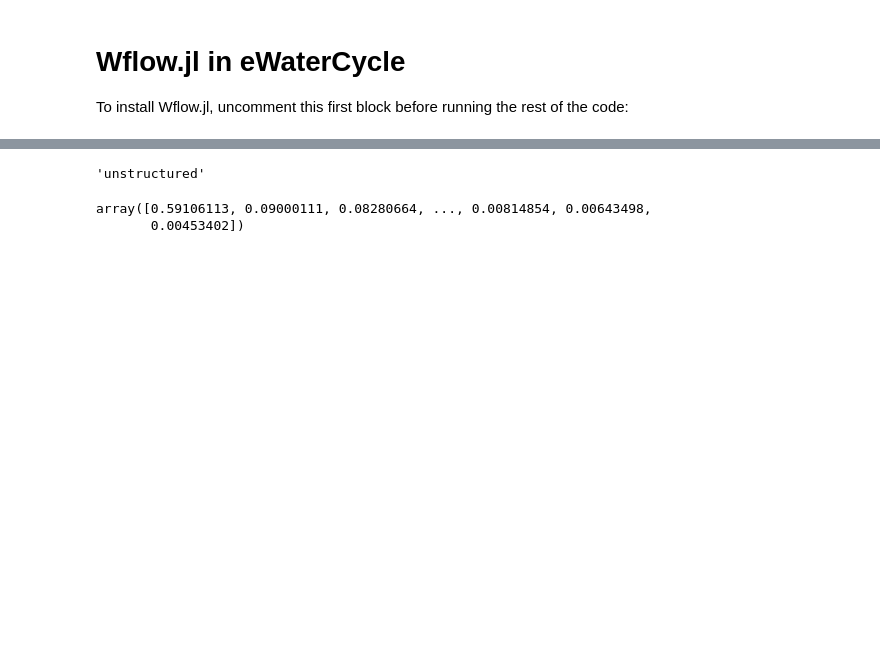
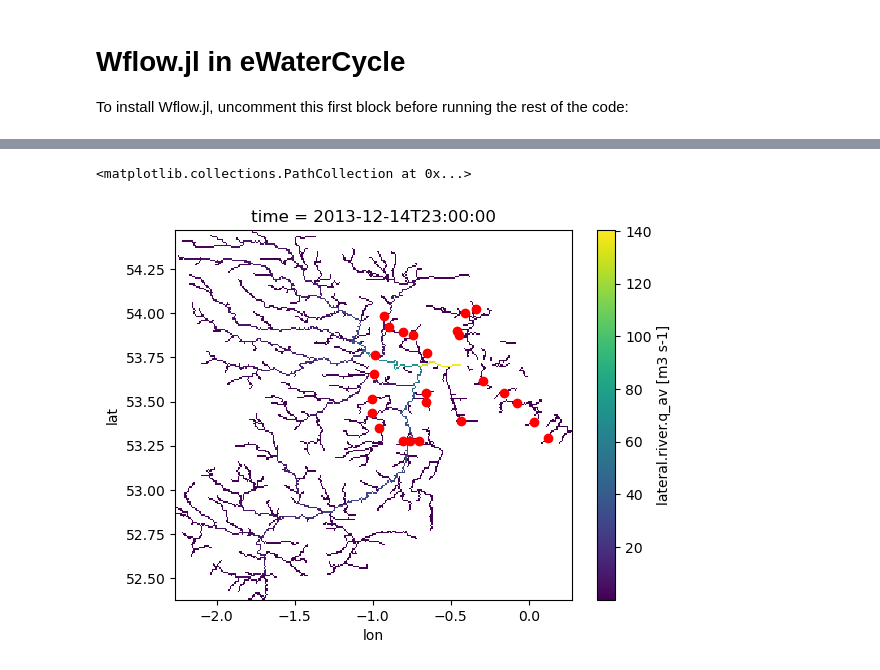
Before and after one commit to eWaterCycle/ewatercycle-wflowjl, a Jupyter notebook: test_wflowjl_local.ipynb, the cells around one changed output, grey strips where cells are left out. Saved outputs shown, nothing was run; the diff lists cells and outputs as text; code cells hidden in the pictures; blank space fills up the shorter version.

```diff
--- a/test_wflowjl_local.ipynb
+++ b/test_wflowjl_local.ipynb
@@ -77 +109,8 @@ model.bmi.get_var_grid("lateral.river.q_av")
+# %%
+da = model.get_value_as_xarray("lateral.river.q_av")
+da.unstack().isel(time=0).plot(x="lon")
+plt.scatter(lons, lats, marker="o", c="red")
+# %% [output]
+<matplotlib.collections.PathCollection at 0x...>
+[figure, added]
 # %%
@@ -79,4 +117,0 @@ model.update()
-# %%
-model.bmi.get_grid_type(4)
-# %% [output]
-'unstructured'
@@ -102,5 +117,0 @@ q_av = model.bmi.get_value("lateral.river.q_av", dest)
-# %%
-q_av
-# %% [output]
-array([0.59106113, 0.09000111, 0.08280664, ..., 0.00814854, 0.00643498,
-       0.00453402])
```
Also changed, not shown: parts of 19 cells of this notebook, 5 other files.
